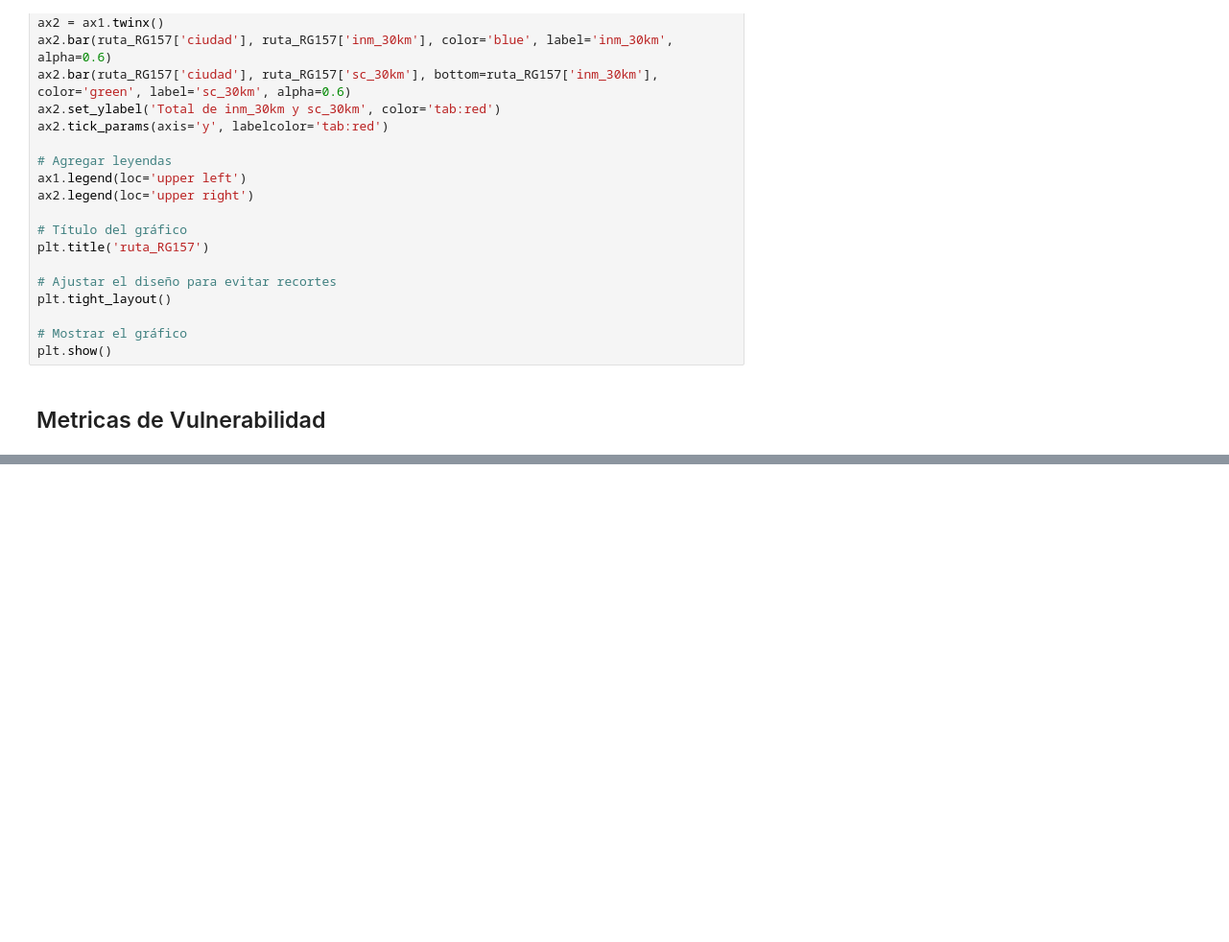
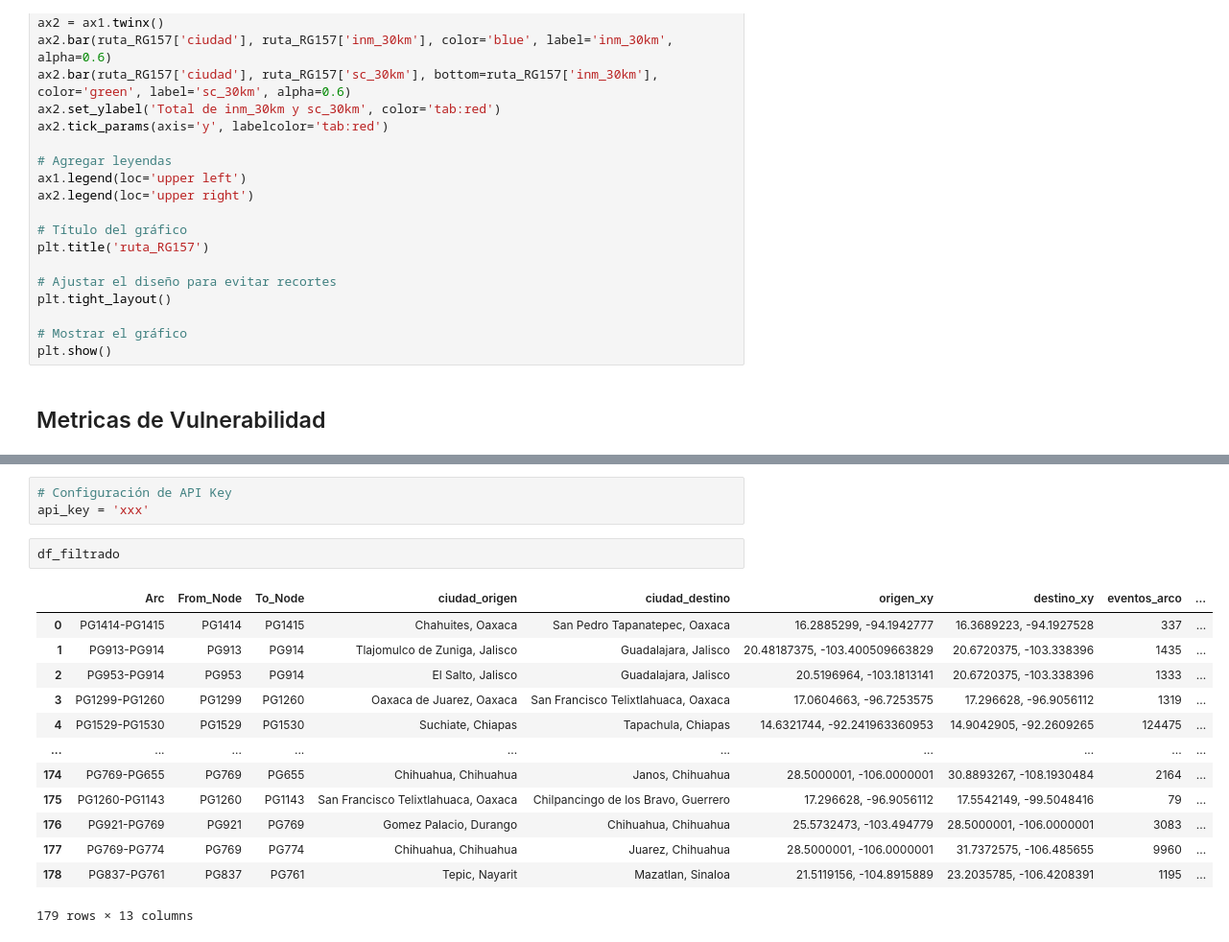
Before and after one commit to puriarter21/Mapa_Migracion_Irregular_Mexico, a Jupyter notebook: 1. Mapas/1. Mapas/Metodo_1/rutas_combinaciones.ipynb, the cells around one changed output, grey strips where cells are left out. Shown: that part at 96% size. Cells and saved outputs as stored; diff of their text form; blank space fills up the shorter version.

```diff
--- a/1. Mapas/1. Mapas/Metodo_1/rutas_combinaciones.ipynb
+++ b/1. Mapas/1. Mapas/Metodo_1/rutas_combinaciones.ipynb
@@ -1929,0 +1863,19 @@ df_filtrado.head()
+# %%
+# Configuración de API Key
+api_key = 'xxx'
+# %%
+df_filtrado
+# %% [output]
+|  | Arc | From_Node | To_Node | ciudad_origen | ciudad_destino | origen_xy | destino_xy | eventos_arco | ... |
+| 0 | PG1414-PG1415 | PG1414 | PG1415 | Chahuites, Oaxaca | San Pedro Tapanatepec, Oaxaca | 16.2885299, -94.1942777 | 16.3689223, -94.1927528 | 337 | ... |
+| 1 | PG913-PG914 | PG913 | PG914 | Tlajomulco de Zuniga, Jalisco | Guadalajara, Jalisco | 20.48187375, -103.400509663829 | 20.6720375, -103.338396 | 1435 | ... |
+| 2 | PG953-PG914 | PG953 | PG914 | El Salto, Jalisco | Guadalajara, Jalisco | 20.5196964, -103.1813141 | 20.6720375, -103.338396 | 1333 | ... |
+| 3 | PG1299-PG1260 | PG1299 | PG1260 | Oaxaca de Juarez, Oaxaca | San Francisco Telixtlahuaca, Oaxaca | 17.0604663, -96.7253575 | 17.296628, -96.9056112 | 1319 | ... |
+| 4 | PG1529-PG1530 | PG1529 | PG1530 | Suchiate, Chiapas | Tapachula, Chiapas | 14.6321744, -92.241963360953 | 14.9042905, -92.2609265 | 124475 | ... |
+| ... | ... | ... | ... | ... | ... | ... | ... | ... | ... |
+| 174 | PG769-PG655 | PG769 | PG655 | Chihuahua, Chihuahua | Janos, Chihuahua | 28.5000001, -106.0000001 | 30.8893267, -108.1930484 | 2164 | ... |
+| 175 | PG1260-PG1143 | PG1260 | PG1143 | San Francisco Telixtlahuaca, Oaxaca | Chilpancingo de los Bravo, Guerrero | 17.296628, -96.9056112 | 17.5542149, -99.5048416 | 79 | ... |
+| 176 | PG921-PG769 | PG921 | PG769 | Gomez Palacio, Durango | Chihuahua, Chihuahua | 25.5732473, -103.494779 | 28.5000001, -106.0000001 | 3083 | ... |
+| 177 | PG769-PG774 | PG769 | PG774 | Chihuahua, Chihuahua | Juarez, Chihuahua | 28.5000001, -106.0000001 | 31.7372575, -106.485655 | 9960 | ... |
+| 178 | PG837-PG761 | PG837 | PG761 | Tepic, Nayarit | Mazatlan, Sinaloa | 21.5119156, -104.8915889 | 23.2035785, -106.4208391 | 1195 | ... |
+179 rows × 13 columns
```
Also changed, not shown: parts of 162 cells of this notebook, 2 other files.
